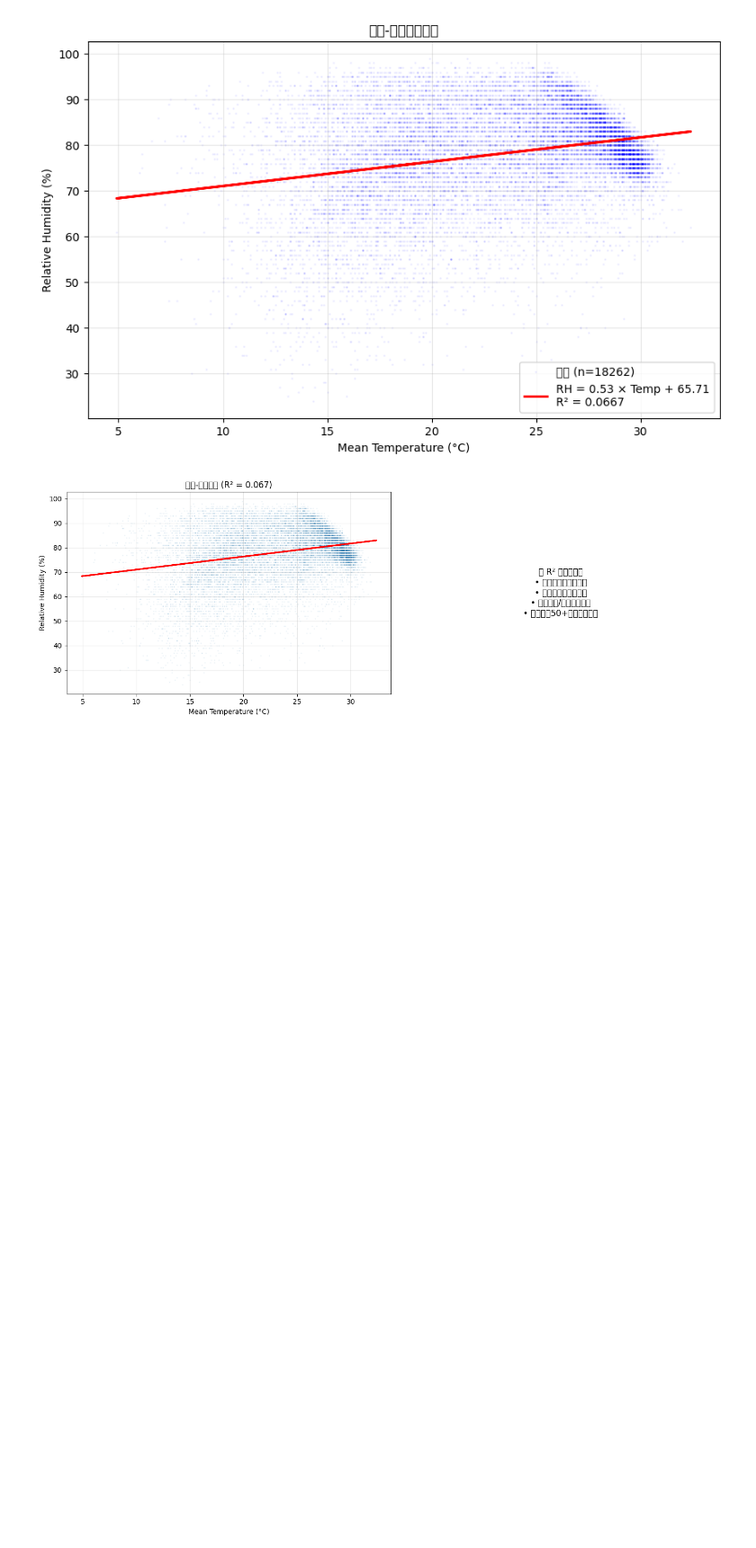
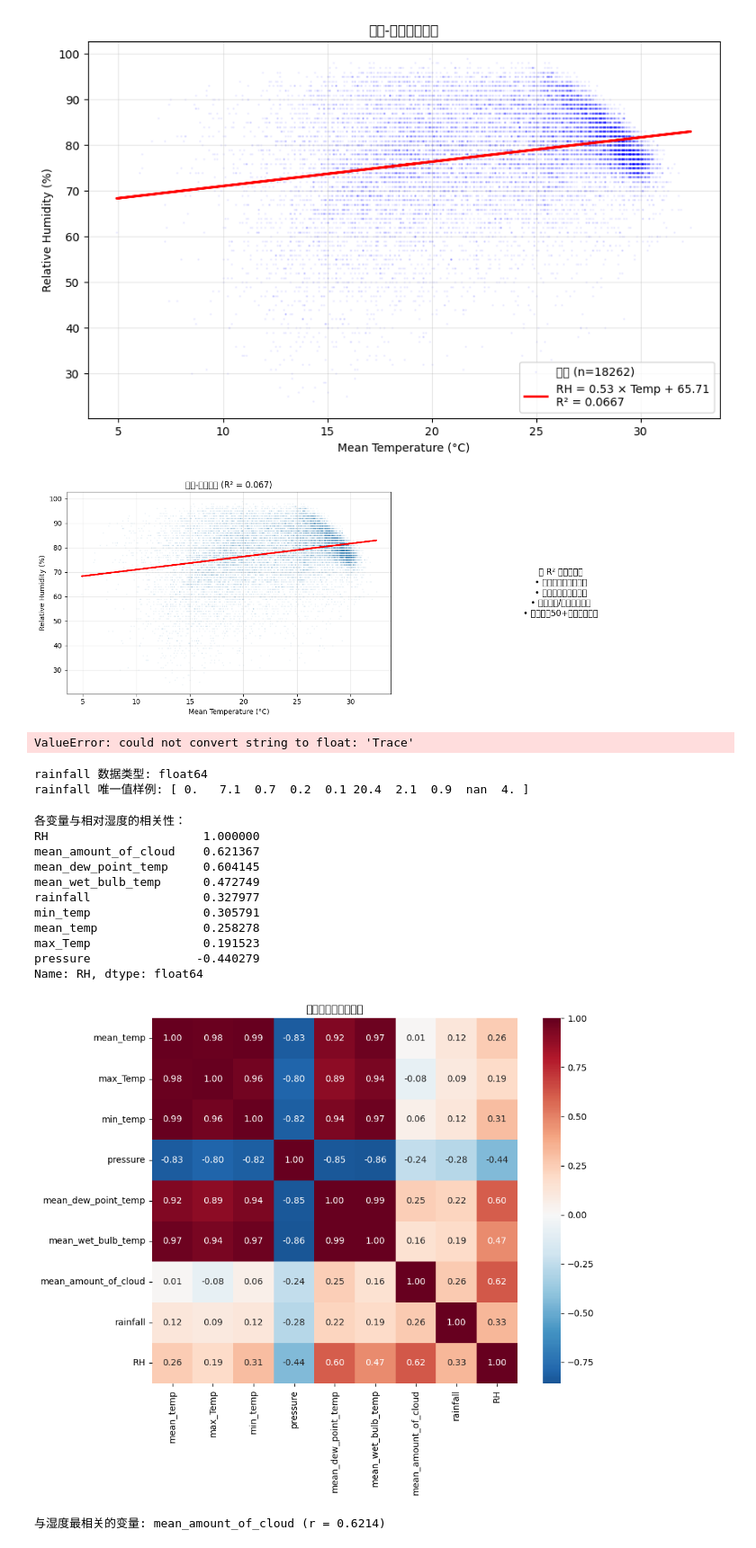
Before and after one commit to Lpiney/hk-temperature-humidity-analysis, a Jupyter notebook: clean-data.ipynb, the cells around one changed output. Shown at 90% size. Cells and saved outputs as stored; diff of their text form; code cells hidden in the pictures; blank space fills up the shorter version.

```diff
--- a/clean-data.ipynb
+++ b/clean-data.ipynb
@@ -196,3 +196,80 @@ plt.tight_layout()
 plt.show()
 # %% [output]
 [figure]
+# %%
+# 如果你有完整的数据框 df
+import pandas as pd
+
+# 假设 df 包含所有气象变量
+features = ['mean_temp', 'max_Temp', 'min_temp', 'pressure',
+            'mean_dew_point_temp', 'mean_wet_bulb_temp',
+            'mean_amount_of_cloud', 'rainfall']
+
+# 计算所有变量与湿度的相关性
+correlations = df[features + ['RH']].corr()['RH'].sort_values(ascending=False)
+print("各变量与相对湿度的相关性：")
+print(correlations)
+# %% [output]
+ValueError: could not convert string to float: 'Trace'
+# %%
+import pandas as pd
+import numpy as np
+
+# 将 'Trace' 替换为 0（微量降水≈无降水）
+df['rainfall'] = df['rainfall'].replace('Trace', 0).astype(float)
+
+# 检查是否还有其他非数值
+print("rainfall 数据类型:", df['rainfall'].dtype)
+print("rainfall 唯一值样例:", df['rainfall'].unique()[:10])
+# %% [output]
+rainfall 数据类型: float64
+rainfall 唯一值样例: [ 0.   7.1  0.7  0.2  0.1 20.4  2.1  0.9  nan  4. ]
+# %%
+import pandas as pd
+import numpy as np
+import matplotlib.pyplot as plt
+import seaborn as sns
+
+# 1. 清洗 rainfall 列
+df['rainfall'] = df['rainfall'].replace('Trace', 0).astype(float)
+
+# 2. 确保所有特征列都是数值型
+features = ['mean_temp', 'max_Temp', 'min_temp', 'pressure',
+            'mean_dew_point_temp', 'mean_wet_bulb_temp',
+            'mean_amount_of_cloud', 'rainfall']
+
+for col in features:
+    if df[col].dtype == 'object':
+        df[col] = pd.to_numeric(df[col], errors='coerce')
+
+# 3. 计算相关性
+correlations = df[features + ['RH']].corr()['RH'].sort_values(ascending=False)
+print("各变量与相对湿度的相关性：")
+print(correlations)
+
+# 4. 可视化相关性矩阵
+plt.figure(figsize=(10, 8))
+corr_matrix = df[features + ['RH']].corr()
+sns.heatmap(corr_matrix, annot=True, cmap='RdBu_r', center=0,
+            fmt='.2f', square=True)
+plt.title('气象变量相关性矩阵')
+plt.tight_layout()
+plt.show()
+
+# 5. 找出与湿度最相关的变量
+top_predictor = correlations.index[1]  # 第0个是RH自身
+print(f"\n与湿度最相关的变量: {top_predictor} (r = {correlations[top_predictor]:.4f})")
+# %% [output]
+各变量与相对湿度的相关性：
+RH                      1.000000
+mean_amount_of_cloud    0.621367
+mean_dew_point_temp     0.604145
+mean_wet_bulb_temp      0.472749
+rainfall                0.327977
+min_temp                0.305791
+mean_temp               0.258278
+max_Temp                0.191523
+pressure               -0.440279
+Name: RH, dtype: float64
+[figure, added]
+与湿度最相关的变量: mean_amount_of_cloud (r = 0.6214)
```
